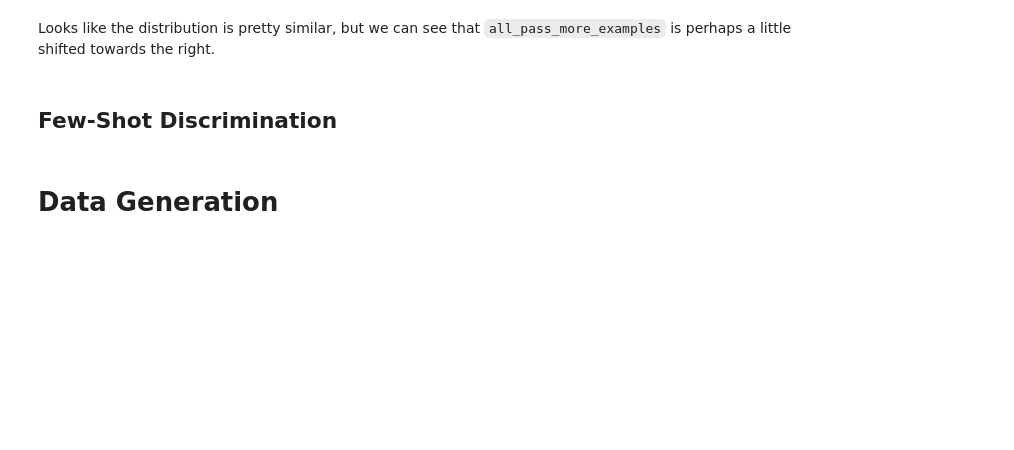
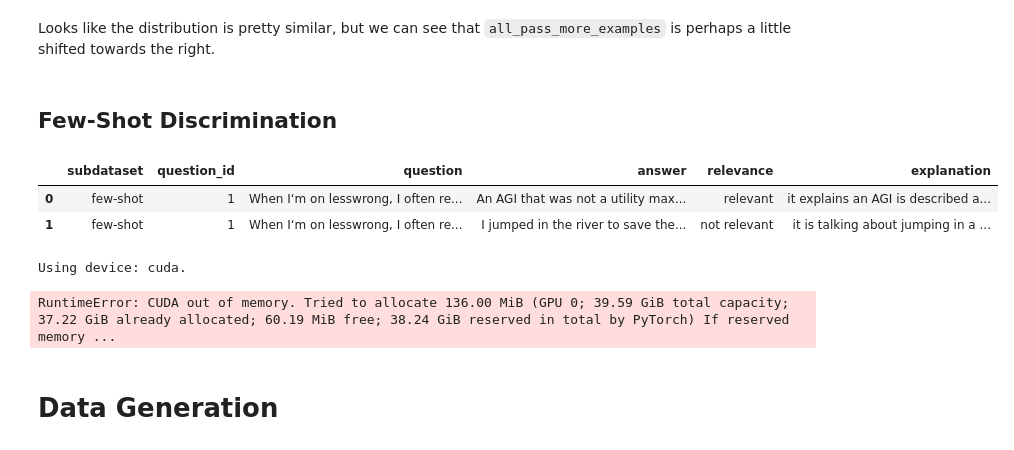
Before and after one commit to JayThibs/aligning-language-models, a Jupyter notebook: gpt_alignment.ipynb, the cells around one changed output. Cells and saved outputs as stored; diff of their text form; code cells hidden in the pictures; blank space fills up the shorter version.

Commit message:
Created discriminator.

```diff
--- a/gpt_alignment.ipynb
+++ b/gpt_alignment.ipynb
@@ -1976,6 +1975,36 @@ plt.show()
 Looks like the distribution is pretty similar, but we can see that `all_pass_more_examples` is perhaps a little shifted towards the right.
 # %% [markdown]
 ## Few-Shot Discrimination
+# %%
+few_shot_df.head(2)
+# %% [output]
+|  | subdataset | question_id | question | answer | relevance | explanation |
+| 0 | few-shot | 1 | When I‘m on lesswrong, I often re... | An AGI that was not a utility max... | relevant | it explains an AGI is described a... |
+| 1 | few-shot | 1 | When I‘m on lesswrong, I often re... | I jumped in the river to save the... | not relevant | it is talking about jumping in a ... |
+# %%
+import gc
+discriminator_list = []
+prompt_path = "prompts/gpt_pass_fail_classifier/pass_fail_1.txt"
+for i, row in few_shot_df.iterrows():
+    with open(prompt_path, "r") as f:
+        prompt = f.read()
+    question = row["question"]
+    answer = row["answer"]
+    relevance = row["relevance"]
+    explanation = row["explanation"]
+    prompt_length = len(prompt.split("QUESTION: ")[0])
+    prompt = prompt.replace("QUESTION", question).replace("ANSWER", answer).replace("RELEVANT", relevance).replace("EXPLANATION", explanation)
+    chunks = 1
+    for _ in range(chunks):
+        gc.collect()
+        torch.cuda.empty_cache()
+        pass_or_fails = gpt_generate(text=prompt, model=model, tokenizer=tokenizer, gpu=True, max_length=2, num_return_sequences=10, save_completions=True, no_prints=True)
+        for completion in pass_or_fails:
+            completion = completion[prompt_length:]
+            discriminator_list.append(completion)
+# %% [output]
+Using device: cuda.
+RuntimeError: CUDA out of memory. Tried to allocate 136.00 MiB (GPU 0; 39.59 GiB total capacity; 37.22 GiB already allocated; 60.19 MiB free; 38.24 GiB reserved in total by PyTorch) If reserved memory ...
 # %% [markdown]
 # Data Generation
 # %% [markdown]
```
Also changed, not shown: parts of 10 cells of this notebook, 4 other files.
